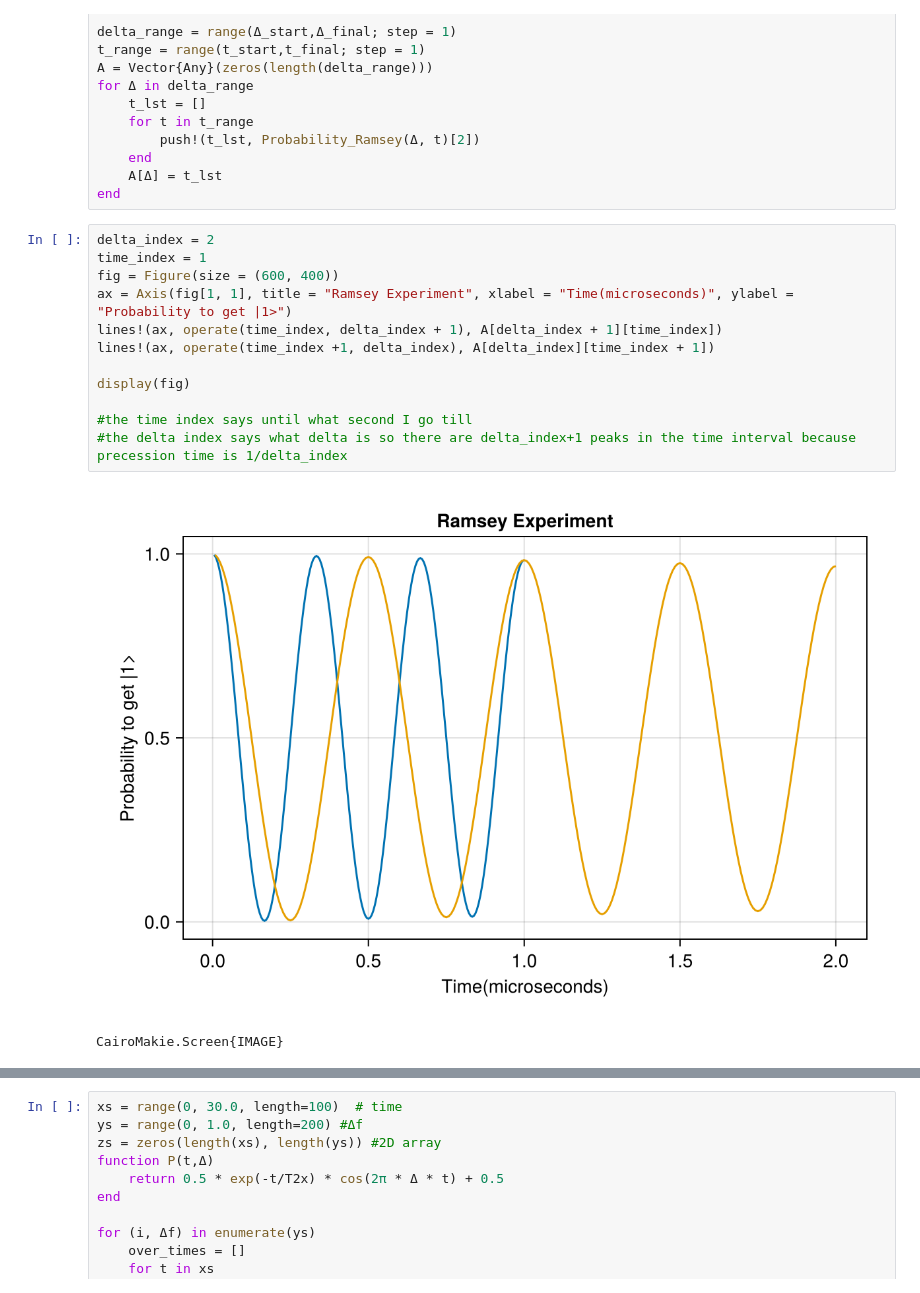
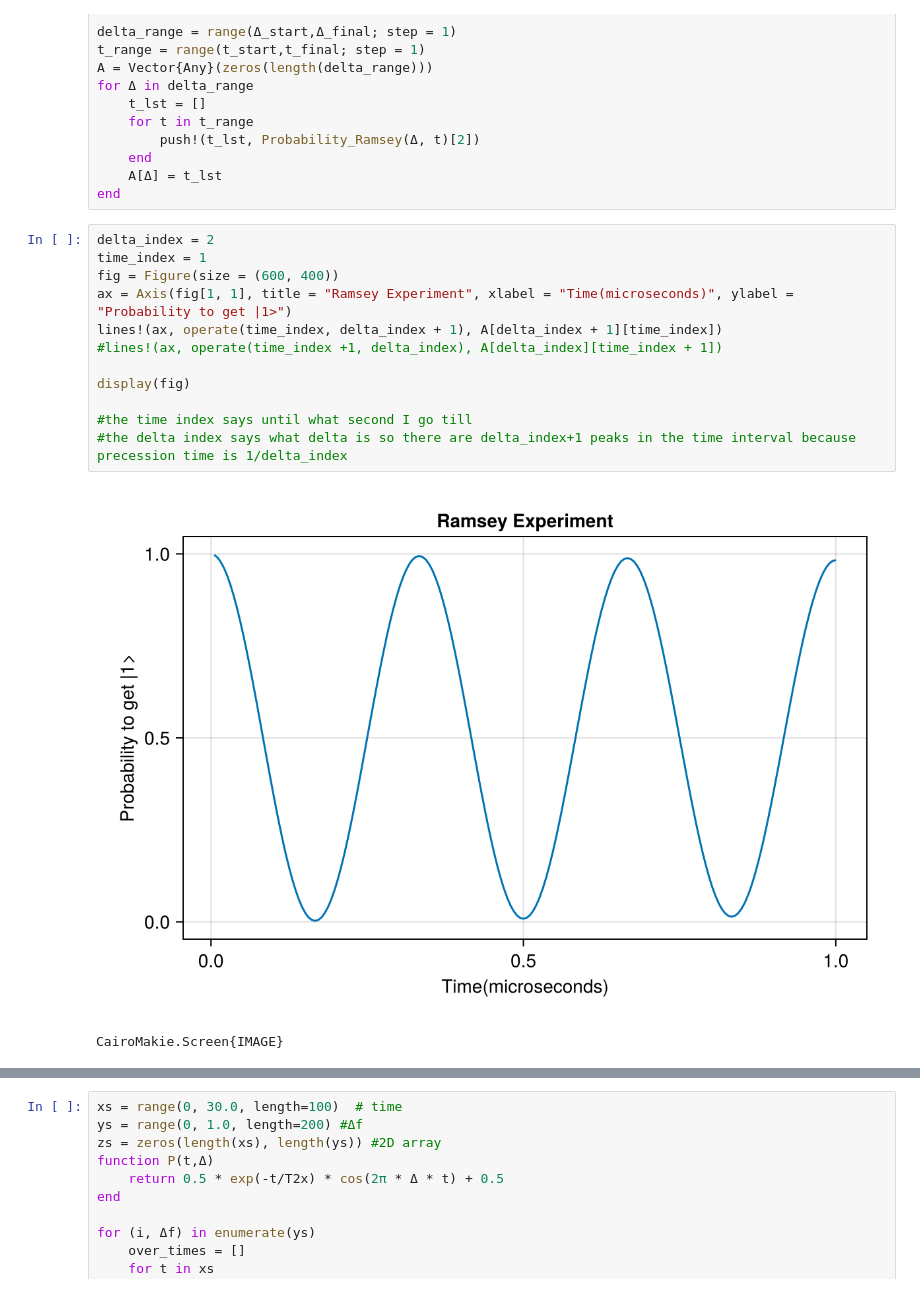
Before and after one commit to Ianborden/Quantum-APL, a Jupyter notebook: FridayResearch/Rasmey_2D.ipynb, the cells around one changed output, grey strips where cells are left out. Cells and saved outputs as stored; diff of their text form.

```diff
--- a/FridayResearch/Rasmey_2D.ipynb
+++ b/FridayResearch/Rasmey_2D.ipynb
@@ -92,16 +72,16 @@ end
 # %%
 delta_index = 2
 time_index = 1
 fig = Figure(size = (600, 400))
 ax = Axis(fig[1, 1], title = "Ramsey Experiment", xlabel = "Time(microseconds)", ylabel = "Probability to get |1>")
 lines!(ax, operate(time_index, delta_index + 1), A[delta_index + 1][time_index])
-lines!(ax, operate(time_index +1, delta_index), A[delta_index][time_index + 1])
+#lines!(ax, operate(time_index +1, delta_index), A[delta_index][time_index + 1])
 
 display(fig)
 
 #the time index says until what second I go till
 #the delta index says what delta is so there are delta_index+1 peaks in the time interval because precession time is 1/delta_index
 # %% [output]
-[figure, old version]
+[figure, new version]
 CairoMakie.Screen{IMAGE}
 # %%
```
Also changed, not shown: parts of 4 cells of this notebook, 3 other files.
